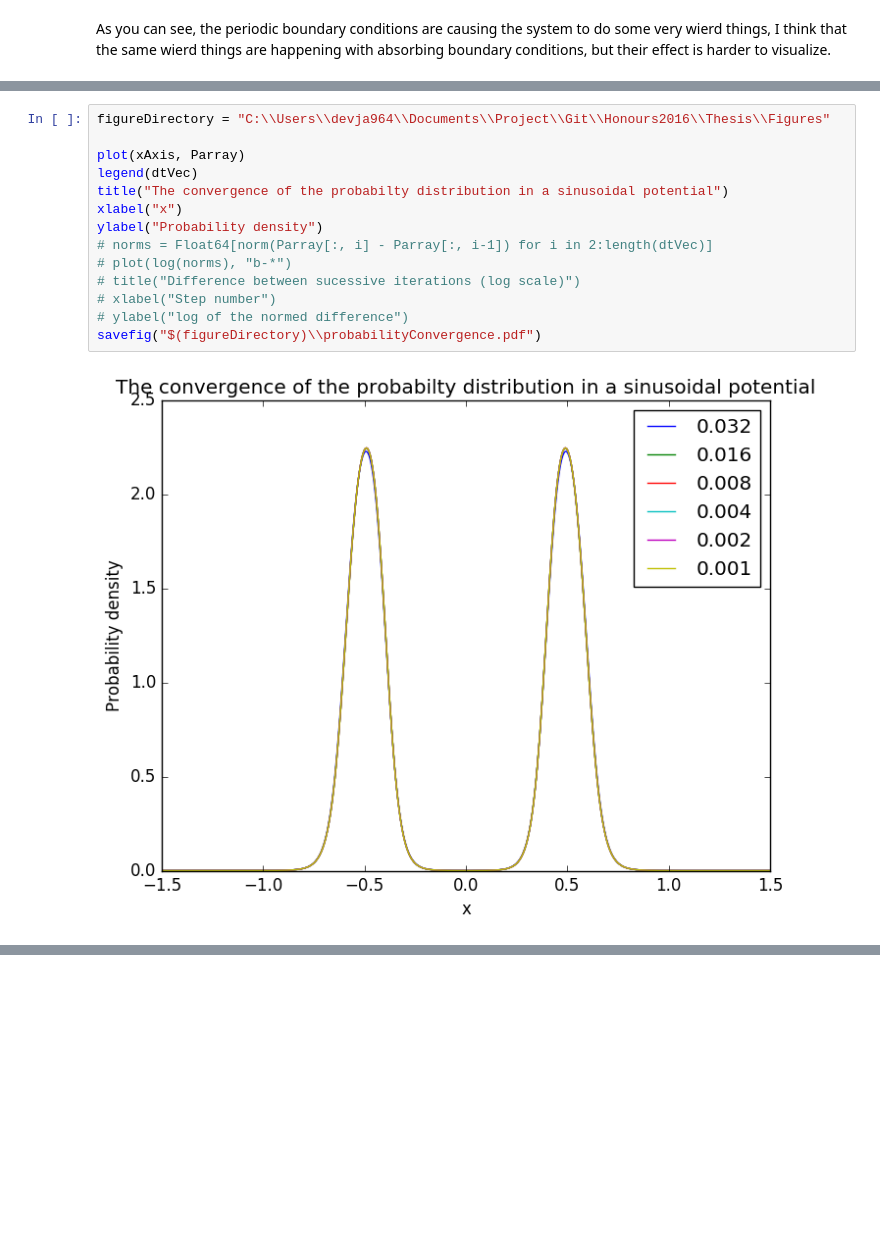
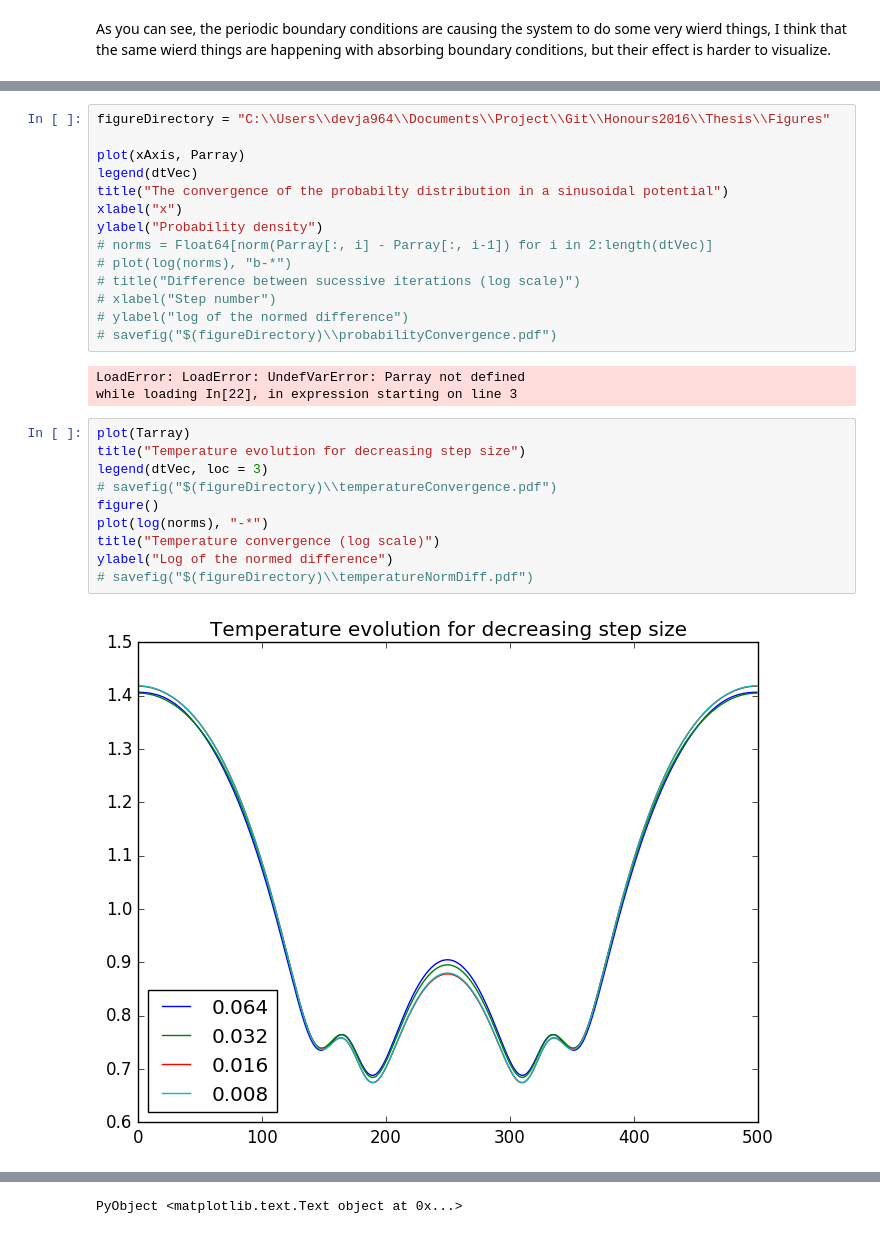
Before and after one commit to JackDevine/Honours2016, a Jupyter notebook: notebooks/Convergence tests.ipynb, the cells around one changed output, grey strips where cells are left out. Saved outputs shown, nothing was run; the diff lists cells and outputs as text; blank space fills up the shorter version.

```diff
--- a/notebooks/Convergence tests.ipynb
+++ b/notebooks/Convergence tests.ipynb
@@ -309,6 +265,19 @@ ylabel("Probability density")
 # title("Difference between sucessive iterations (log scale)")
 # xlabel("Step number")
 # ylabel("log of the normed difference")
-savefig("$(figureDirectory)\\probabilityConvergence.pdf")
+# savefig("$(figureDirectory)\\probabilityConvergence.pdf")
 # %% [output]
-[figure, removed]
+LoadError: LoadError: UndefVarError: Parray not defined
+while loading In[22], in expression starting on line 3
+# %%
+plot(Tarray)
+title("Temperature evolution for decreasing step size")
+legend(dtVec, loc = 3)
+# savefig("$(figureDirectory)\\temperatureConvergence.pdf")
+figure()
+plot(log(norms), "-*")
+title("Temperature convergence (log scale)")
+ylabel("Log of the normed difference")
+# savefig("$(figureDirectory)\\temperatureNormDiff.pdf")
+# %% [output]
+[figure, added]
@@ -314,0 +285 @@ savefig("$(figureDirectory)\\probabilityConvergence.pdf")
+PyObject <matplotlib.text.Text object at 0x...>
```
Also changed, not shown: parts of 14 cells of this notebook, 1 other file.
